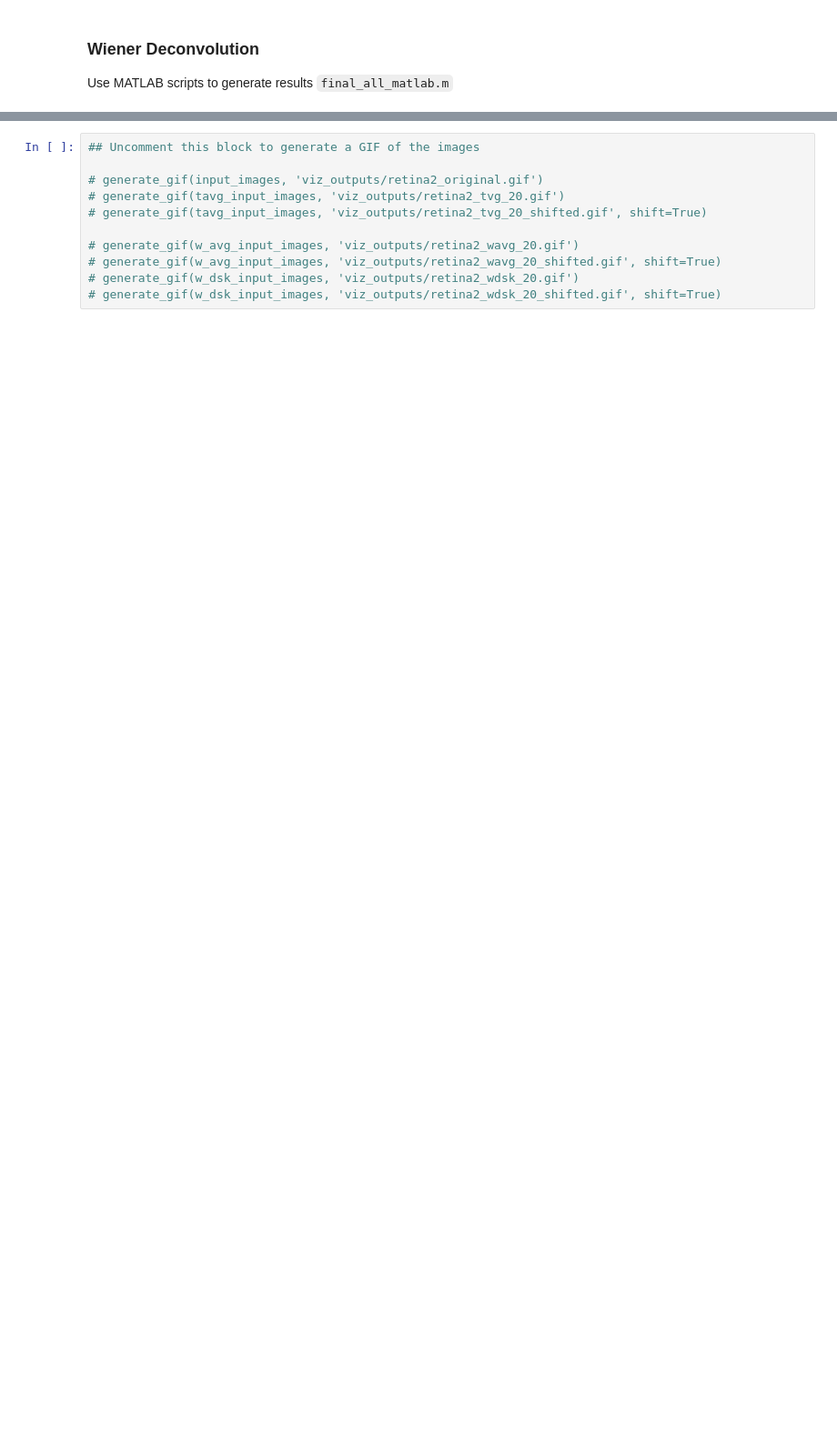
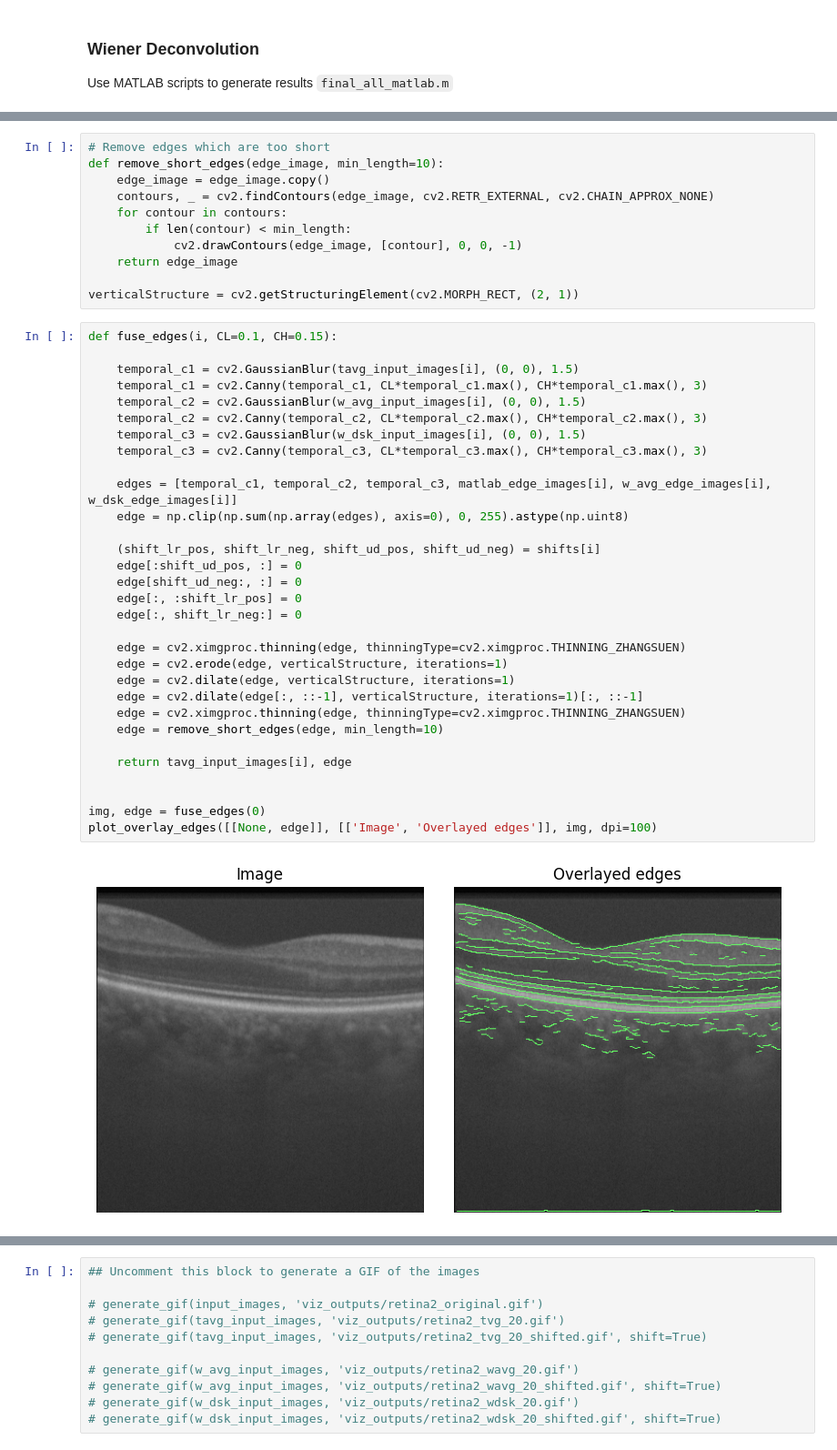
Before and after one commit to leephilipx/intelligent-system-design, a Jupyter notebook: part2/final_all_python.ipynb, the cells around one changed output, grey strips where cells are left out. Shown at 91% size. Saved outputs shown, nothing was run; the diff lists cells and outputs as text; blank space fills up the shorter version.

```diff
--- a/part2/final_all_python.ipynb
+++ b/part2/final_all_python.ipynb
@@ -106,0 +117,44 @@ Use MATLAB scripts to generate results `final_all_matlab.m`
+# %%
+# Remove edges which are too short
+def remove_short_edges(edge_image, min_length=10):
+    edge_image = edge_image.copy()
+    contours, _ = cv2.findContours(edge_image, cv2.RETR_EXTERNAL, cv2.CHAIN_APPROX_NONE)
+    for contour in contours:
+        if len(contour) < min_length:
+            cv2.drawContours(edge_image, [contour], 0, 0, -1)
+    return edge_image
+
+verticalStructure = cv2.getStructuringElement(cv2.MORPH_RECT, (2, 1))
+# %%
+def fuse_edges(i, CL=0.1, CH=0.15):
+
+    temporal_c1 = cv2.GaussianBlur(tavg_input_images[i], (0, 0), 1.5)
+    temporal_c1 = cv2.Canny(temporal_c1, CL*temporal_c1.max(), CH*temporal_c1.max(), 3)
+    temporal_c2 = cv2.GaussianBlur(w_avg_input_images[i], (0, 0), 1.5)
+    temporal_c2 = cv2.Canny(temporal_c2, CL*temporal_c2.max(), CH*temporal_c2.max(), 3)
+    temporal_c3 = cv2.GaussianBlur(w_dsk_input_images[i], (0, 0), 1.5)
+    temporal_c3 = cv2.Canny(temporal_c3, CL*temporal_c3.max(), CH*temporal_c3.max(), 3)
+
+    edges = [temporal_c1, temporal_c2, temporal_c3, matlab_edge_images[i], w_avg_edge_images[i], w_dsk_edge_images[i]]
+    edge = np.clip(np.sum(np.array(edges), axis=0), 0, 255).astype(np.uint8)
+
+    (shift_lr_pos, shift_lr_neg, shift_ud_pos, shift_ud_neg) = shifts[i]
+    edge[:shift_ud_pos, :] = 0
+    edge[shift_ud_neg:, :] = 0
+    edge[:, :shift_lr_pos] = 0
+    edge[:, shift_lr_neg:] = 0
+
+    edge = cv2.ximgproc.thinning(edge, thinningType=cv2.ximgproc.THINNING_ZHANGSUEN)
+    edge = cv2.erode(edge, verticalStructure, iterations=1)
+    edge = cv2.dilate(edge, verticalStructure, iterations=1)
+    edge = cv2.dilate(edge[:, ::-1], verticalStructure, iterations=1)[:, ::-1]
+    edge = cv2.ximgproc.thinning(edge, thinningType=cv2.ximgproc.THINNING_ZHANGSUEN)
+    edge = remove_short_edges(edge, min_length=10)
+
+    return tavg_input_images[i], edge
+
+
+img, edge = fuse_edges(0)
+plot_overlay_edges([[None, edge]], [['Image', 'Overlayed edges']], img, dpi=100)
+# %% [output]
+[figure, added]
```
Also changed, not shown: parts of 8 cells of this notebook, 8 other files.
